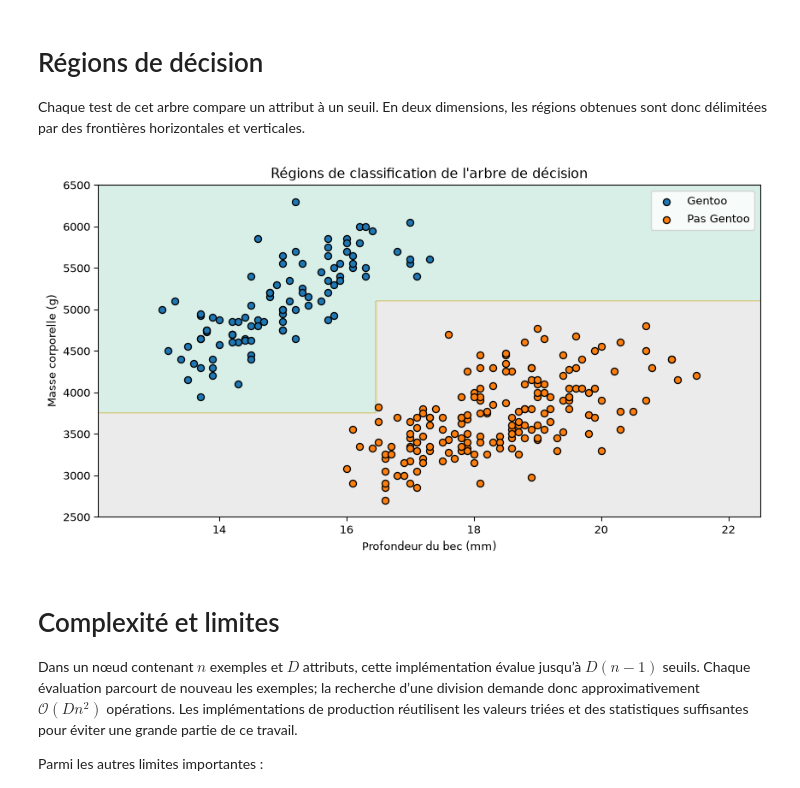
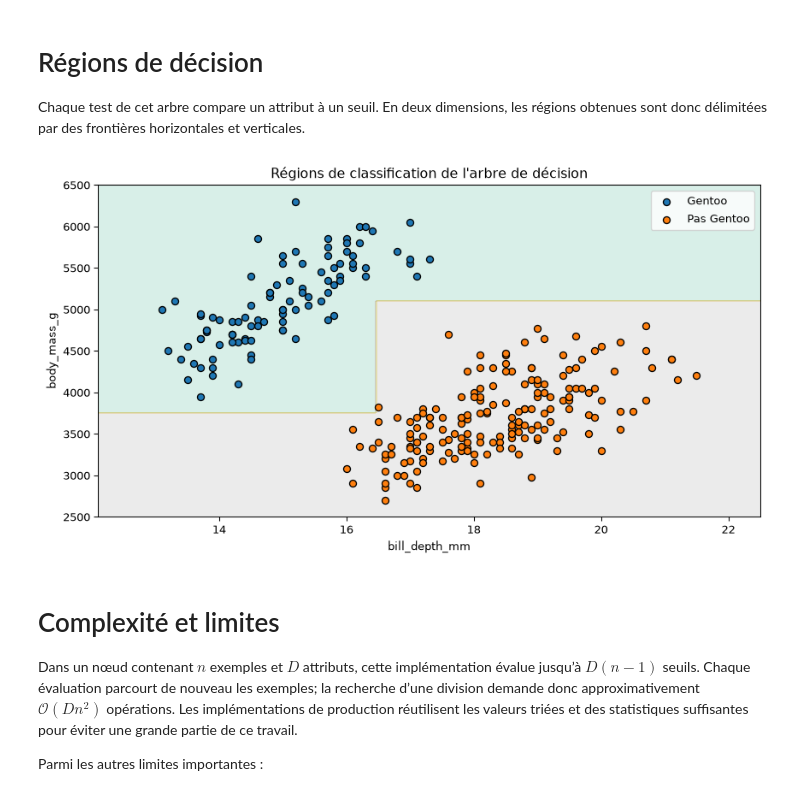
Before and after one commit to turcotte/csi-4506, a Jupyter notebook: lectures/03/decision_tree_classifier.ipynb, the cells around one changed output. Drawn from its saved outputs; the diff is of its cells as text; code cells hidden in the pictures.

```diff
--- a/lectures/03/decision_tree_classifier.ipynb
+++ b/lectures/03/decision_tree_classifier.ipynb
@@ -416,37 +416,35 @@ horizontales et verticales.
 # %%
 def plot_decision_boundary(X, y, model, feature_names):
     x0 = np.linspace(X[:, 0].min() - 1, X[:, 0].max() + 1, 300)
     x1 = np.linspace(X[:, 1].min() - 200, X[:, 1].max() + 200, 300)
     xx0, xx1 = np.meshgrid(x0, x1)
 
     grid = np.column_stack([xx0.ravel(), xx1.ravel()])
-    predicted = model.predict(grid)
-    regions = np.array([
-        np.flatnonzero(model.classes_ == label)[0]
-        for label in predicted
-    ]).reshape(xx0.shape)
+    regions = np.argmax(
+        model.predict_proba(grid), axis=1
+    ).reshape(xx0.shape)
 
     plt.figure(figsize=(9, 5))
     plt.contourf(xx0, xx1, regions, alpha=0.25, cmap="Set2")
     for label in model.classes_:
         selected = y == label
         plt.scatter(
             X[selected, 0],
             X[selected, 1],
             edgecolor="black",
             label=label,
         )
-    plt.xlabel("Profondeur du bec (mm)")
-    plt.ylabel("Masse corporelle (g)")
+    plt.xlabel(feature_names[0])
+    plt.ylabel(feature_names[1])
     plt.title("Régions de classification de l'arbre de décision")
     plt.legend()
     plt.tight_layout()
 
 
 plot_decision_boundary(X_train, y_train, tree_model, feature_names)
 plt.show()
 # %% [output]
-[figure, old version]
+[figure, new version]
 # %% [markdown]
 # Complexité et limites
 
```
Also changed, not shown: parts of 1 cell of this notebook, 19 other files.
